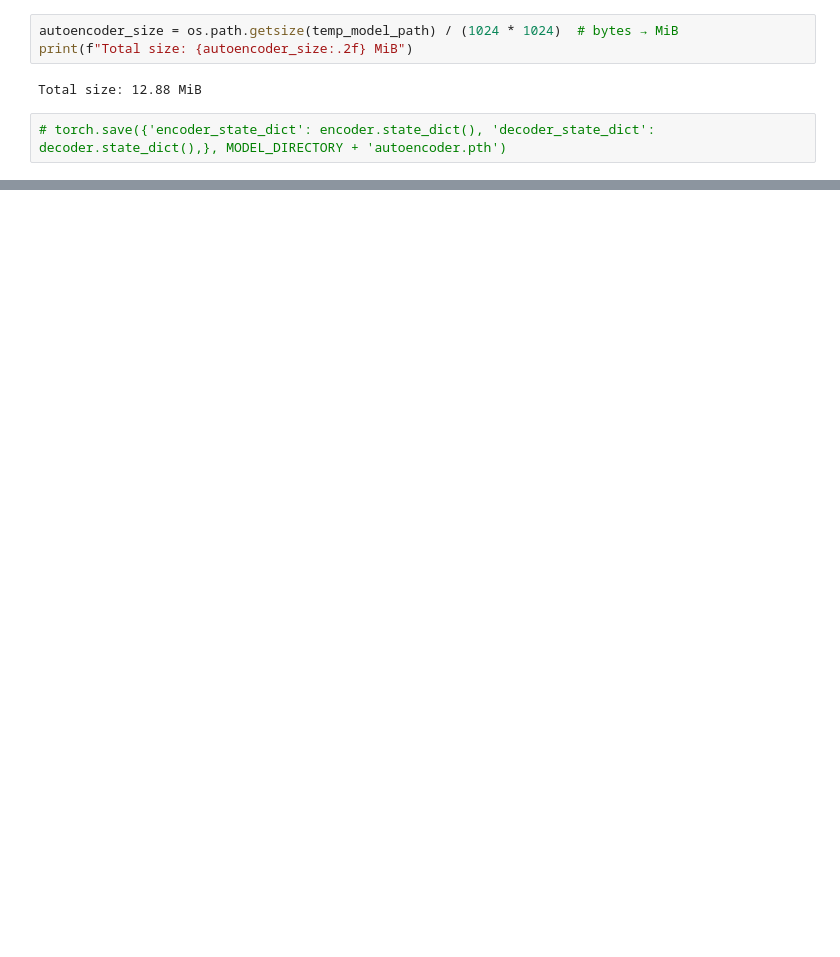
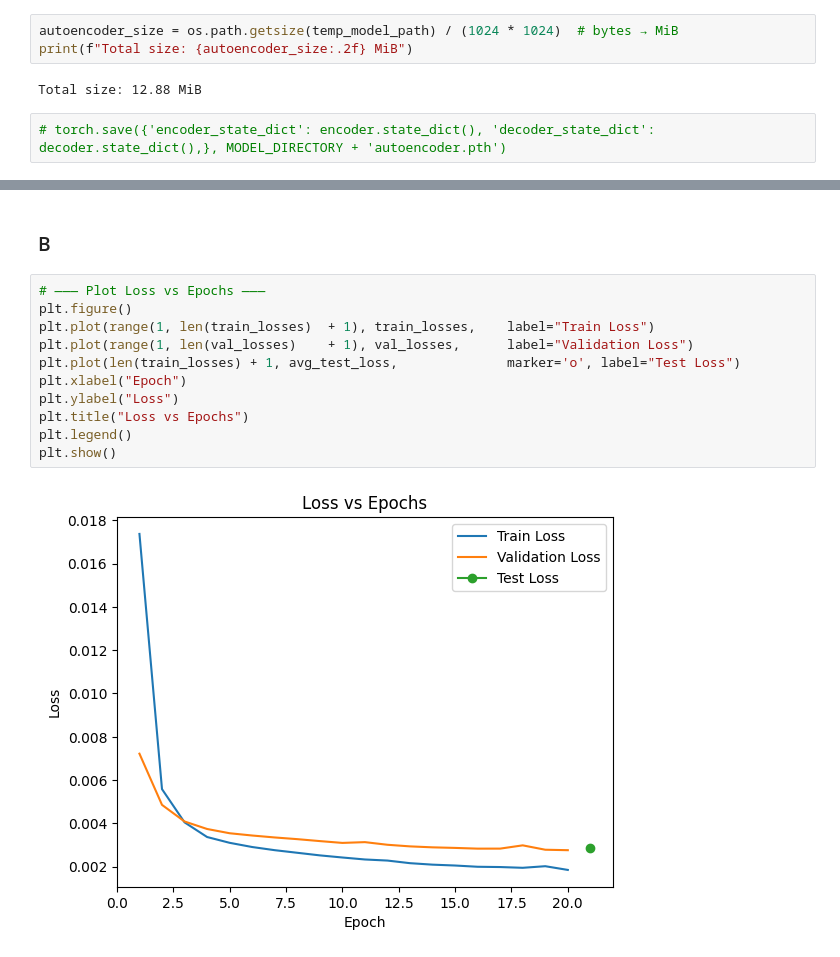
Before and after one commit to elijah-jones-2003/PADL, a Jupyter notebook: padl.ipynb, the cells around one changed output, grey strips where cells are left out. Cells and saved outputs as stored; diff of their text form; blank space fills up the shorter version.

```diff
--- a/padl.ipynb
+++ b/padl.ipynb
@@ -1208,0 +1248,15 @@ Total size: 12.88 MiB
+# %% [markdown]
+### B
+# %%
+# ——— Plot Loss vs Epochs ———
+plt.figure()
+plt.plot(range(1, len(train_losses)  + 1), train_losses,    label="Train Loss")
+plt.plot(range(1, len(val_losses)    + 1), val_losses,      label="Validation Loss")
+plt.plot(len(train_losses) + 1, avg_test_loss,              marker='o', label="Test Loss")
+plt.xlabel("Epoch")
+plt.ylabel("Loss")
+plt.title("Loss vs Epochs")
+plt.legend()
+plt.show()
+# %% [output]
+[figure, added]
```
Also changed, not shown: parts of 8 cells of this notebook.
